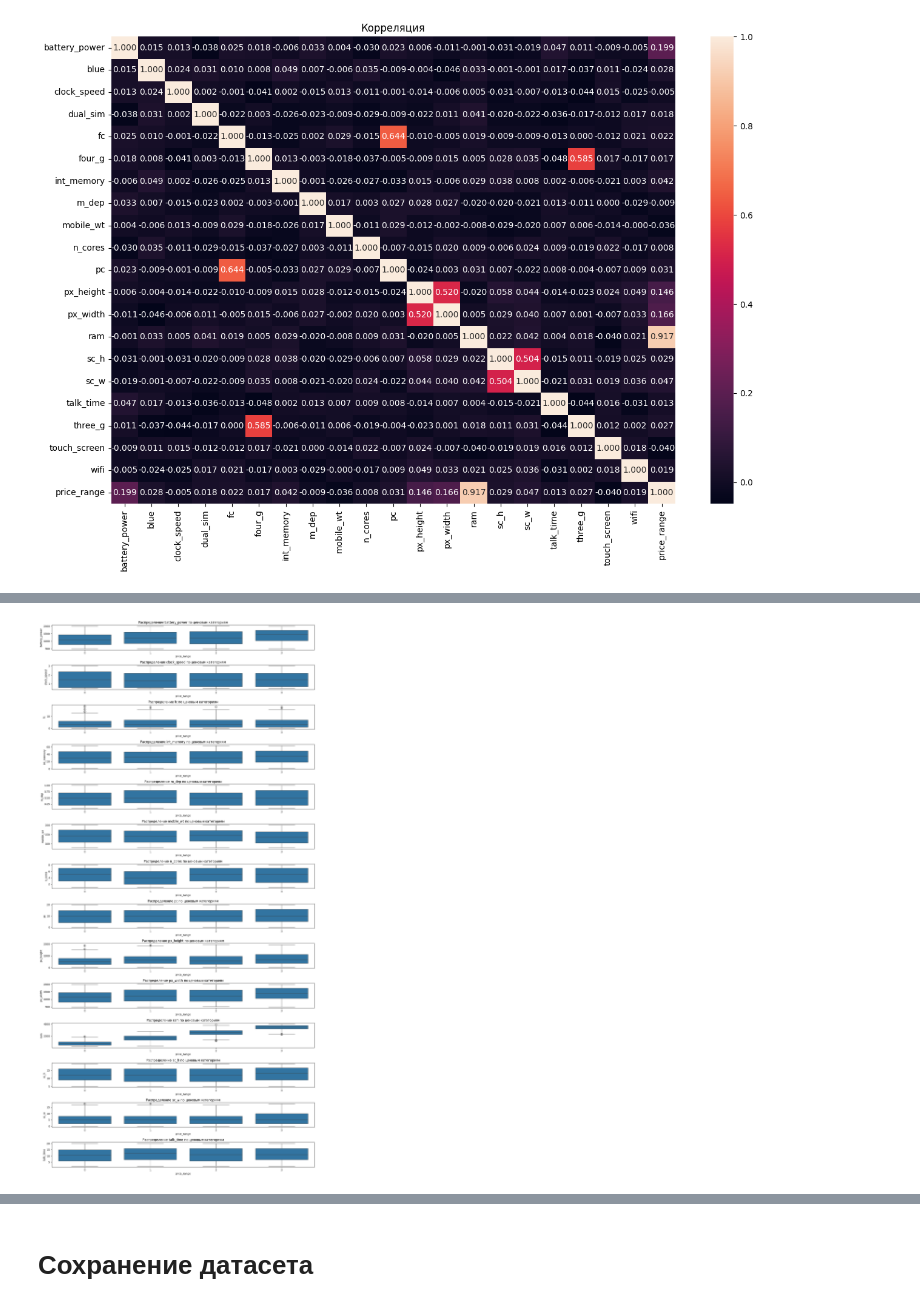
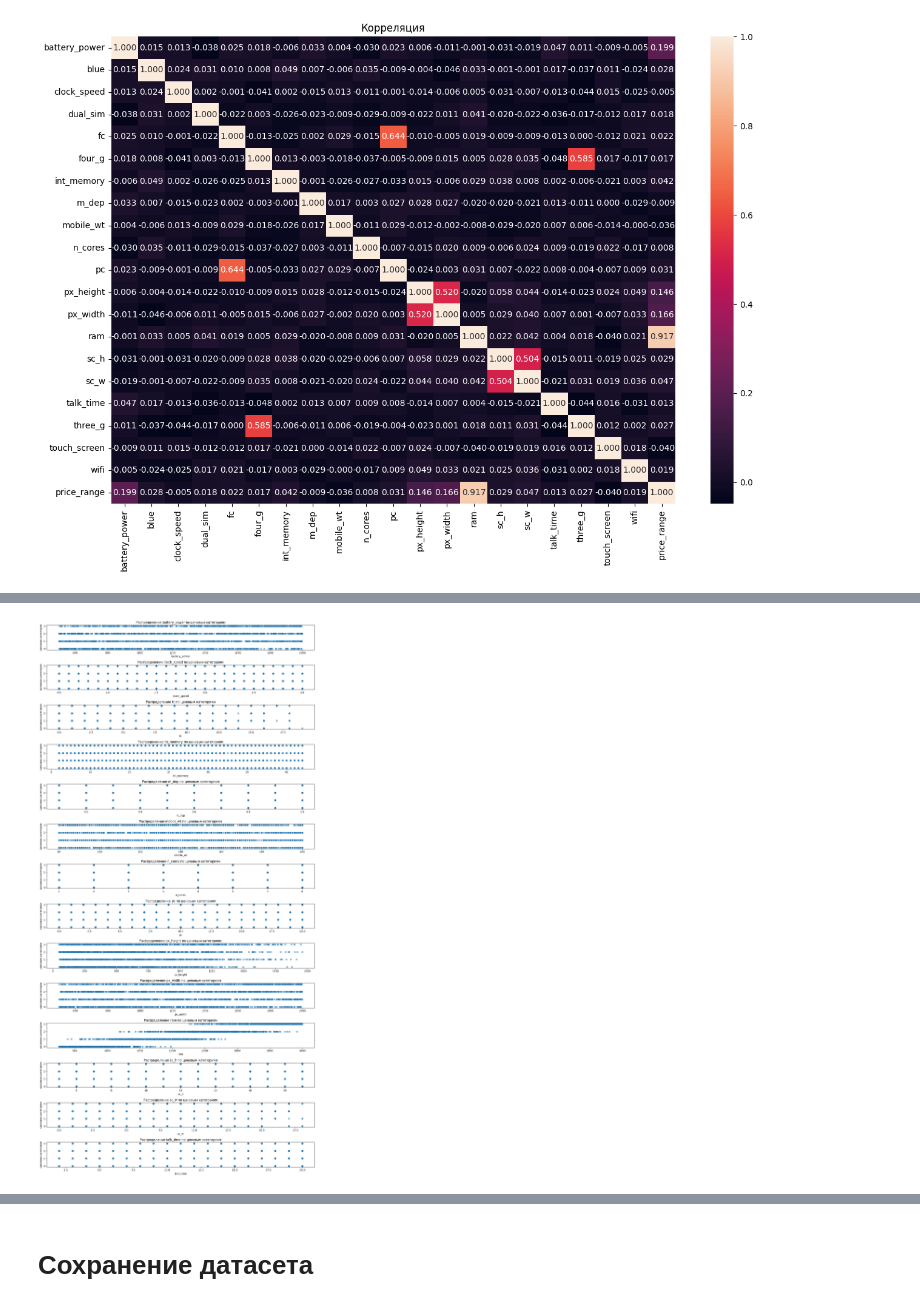
Before and after one commit to PodlubnyAY/mobile-price-classification, a Jupyter notebook: eda/eda.ipynb, the cells around one changed output, grey strips where cells are left out. Cells and saved outputs as stored; diff of their text form; code cells hidden in the pictures.

```diff
--- a/eda/eda.ipynb
+++ b/eda/eda.ipynb
@@ -110,10 +110,10 @@ target = 'price_range'
 # %% [markdown]
 # Очистка данных
 # %%
-df = df[df['battery_power'] != 0]
-df = df[df['clock_speed'] != 0]
-df = df[df['int_memory'] != 0]
-df = df[df['m_dep'] != 0]
+df = df[df['battery_power'] > 0]
+df = df[df['clock_speed'] > 0]
+df = df[df['int_memory'] > 0]
+df = df[df['m_dep'] > 0]
 
 df = df[df['mobile_wt'] > 50]
 df = df[df['px_height'] >= 50]
@@ -172,13 +162,15 @@ plt.show()
 # %%
 fig, axes = plt.subplots(14, 1, figsize=(15, 30))
 
 
-for i, clm in enumerate(numeric_features):
-    sns.boxplot(data=df, x='price_range', y=clm, ax=axes[i])
-    axes[i].set_title(f'Распределение {clm} по ценовым категориям')
+for i, col in enumerate(numeric_features):
+    axes[i].scatter(df[col], df['price_range'], alpha=0.5)
+    axes[i].set_title(f'Распределение {col} по ценовым категориям')
+    axes[i].set_xlabel(col)
+    axes[i].set_ylabel('Ценовая категория')
 
 plt.tight_layout()
 plt.savefig('boxplots_per_feature.png')
 plt.show()
 # %% [output]
-[figure, old version]
+[figure, new version]
```
Also changed, not shown: parts of 9 cells of this notebook, 2 other files.
